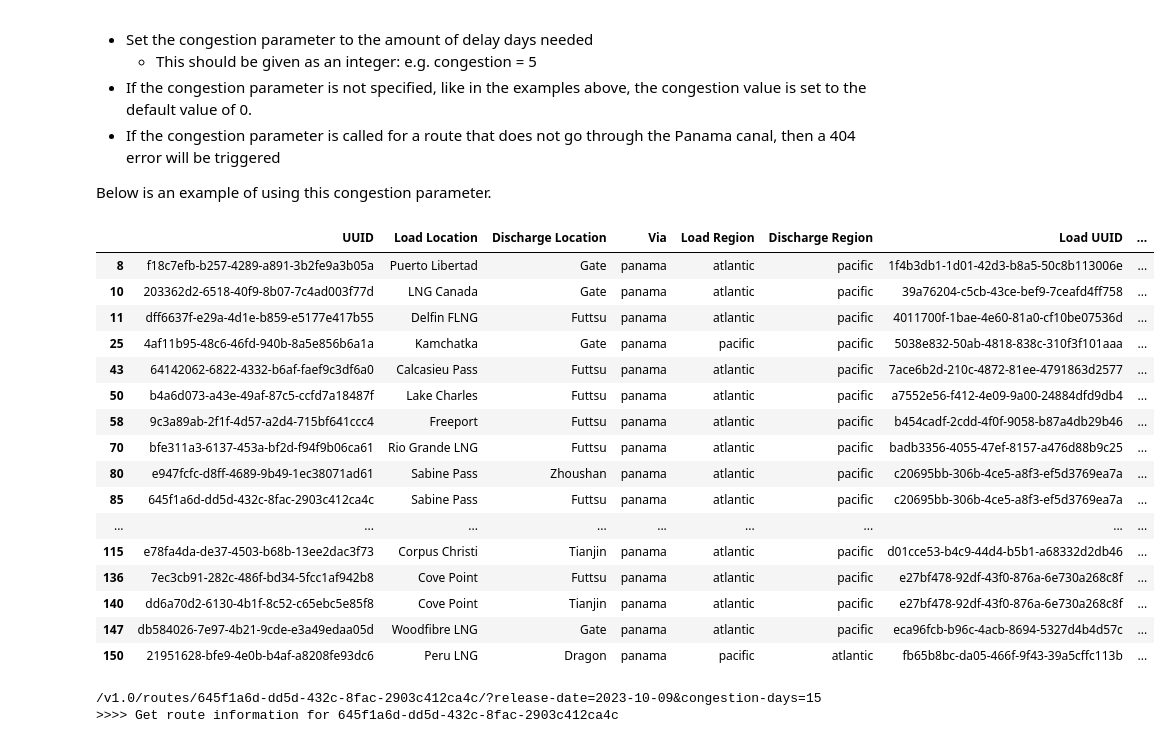
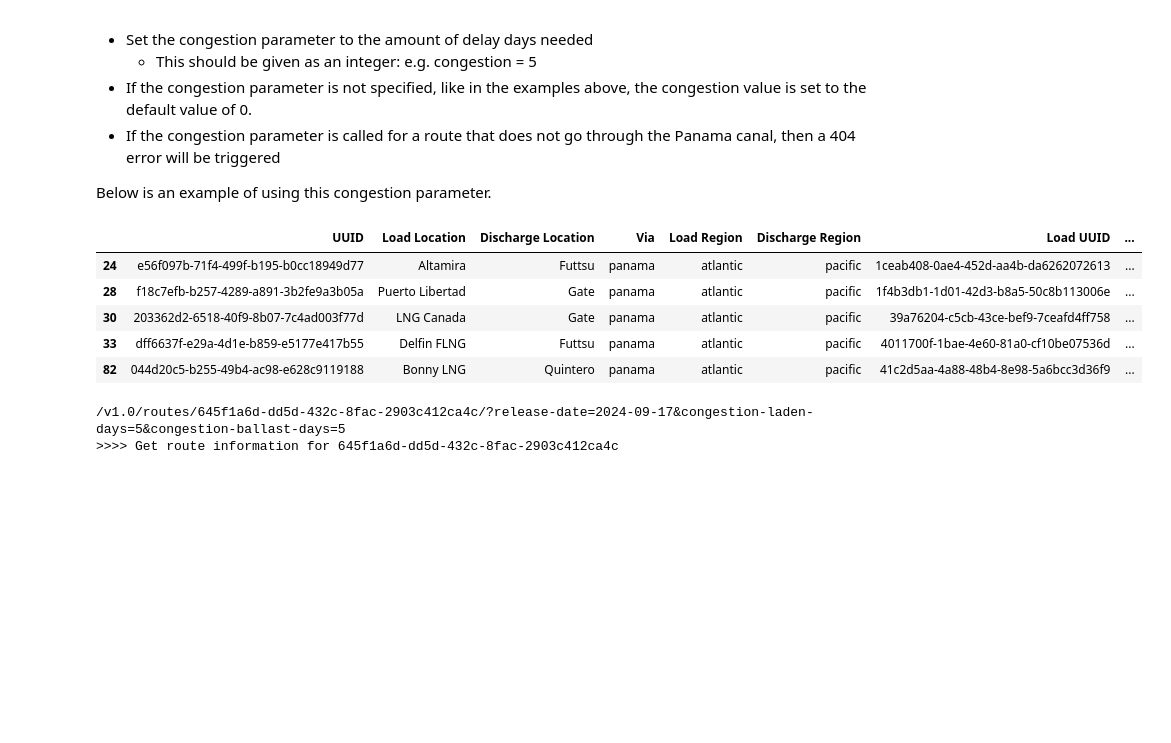
Before and after one commit to spark-commodities/api-code-samples, a Jupyter notebook: jupyter_notebooks/spark_api_freight_routes_example.ipynb, the cells around one changed output. Saved outputs shown, nothing was run; the diff lists cells and outputs as text; code cells hidden in the pictures; blank space fills up the shorter version.

```diff
--- a/jupyter_notebooks/spark_api_freight_routes_example.ipynb
+++ b/jupyter_notebooks/spark_api_freight_routes_example.ipynb
@@ -174,9 +192,12 @@ __uri="/v1.0/routes/"__
 
 This is to query shipping route data specifically. Other data products (such as price releases) require different URL's in the fetch request (refer to other Python API examples).
 # %%
+## Define function for listing routes from API
 def list_routes(access_token):
     """
     Fetch available routes. Return route ids and Spark price release dates.
+
+    The URI used returns a list of all available Spark routes. With these routes, we can find the price breakdown of a specific route.
 
     # Procedure:
 
@@ -294,18 +294,6 @@ The '.head()' function retreives the first 5 rows of the DataFrame, just to show
 # %%
-import pandas as pd
-
-route_df = pd.DataFrame(
-    {
-        "UUID": primary_uuid,
-        "Load Location": load_port,
-        "Discharge Location": discharge_port,
-        "Via": via_list,
-        "Load Region": load_region,
-        "Discharge Region": discharge_region,
-        "Load UUID": load_uuid,
-        "Discharge UUID": discharge_uuid,
-    }
-)
+## We use the stored route characteristics to create the dataframe
+route_df = check_and_store_characteristics(dicto1)
 
 route_df.head()
 # %% [output]
@@ -572,42 +445,34 @@ The Spark API allows you to account for congestion delays for any route passing
 
 Below is an example of using this congestion parameter.
 # %%
-# First, check which routes go via the Panama canal
+## First, check which routes go via the Panama canal
 
-route_df[route_df["Via"] == "panama"]
+route_df[route_df["Via"] == "panama"].head()
 # %% [output]
 |  | UUID | Load Location | Discharge Location | Via | Load Region | Discharge Region | Load UUID | ... |
-| 8 | f18c7efb-b257-4289-a891-3b2fe9a3b05a | Puerto Libertad | Gate | panama | atlantic | pacific | 1f4b3db1-1d01-42d3-b8a5-50c8b113006e | ... |
-| 10 | 203362d2-6518-40f9-8b07-7c4ad003f77d | LNG Canada | Gate | panama | atlantic | pacific | 39a76204-c5cb-43ce-bef9-7ceafd4ff758 | ... |
-| 11 | dff6637f-e29a-4d1e-b859-e5177e417b55 | Delfin FLNG | Futtsu | panama | atlantic | pacific | 4011700f-1bae-4e60-81a0-cf10be07536d | ... |
-| 25 | 4af11b95-48c6-46fd-940b-8a5e856b6a1a | Kamchatka | Gate | panama | pacific | pacific | 5038e832-50ab-4818-838c-310f3f101aaa | ... |
-| 43 | 64142062-6822-4332-b6af-faef9c3df6a0 | Calcasieu Pass | Futtsu | panama | atlantic | pacific | 7ace6b2d-210c-4872-81ee-4791863d2577 | ... |
-| 50 | b4a6d073-a43e-49af-87c5-ccfd7a18487f | Lake Charles | Futtsu | panama | atlantic | pacific | a7552e56-f412-4e09-9a00-24884dfd9db4 | ... |
-| 58 | 9c3a89ab-2f1f-4d57-a2d4-715bf641ccc4 | Freeport | Futtsu | panama | atlantic | pacific | b454cadf-2cdd-4f0f-9058-b87a4db29b46 | ... |
-| 70 | bfe311a3-6137-453a-bf2d-f94f9b06ca61 | Rio Grande LNG | Futtsu | panama | atlantic | pacific | badb3356-4055-47ef-8157-a476d88b9c25 | ... |
-| 80 | e947fcfc-d8ff-4689-9b49-1ec38071ad61 | Sabine Pass | Zhoushan | panama | atlantic | pacific | c20695bb-306b-4ce5-a8f3-ef5d3769ea7a | ... |
-| 85 | 645f1a6d-dd5d-432c-8fac-2903c412ca4c | Sabine Pass | Futtsu | panama | atlantic | pacific | c20695bb-306b-4ce5-a8f3-ef5d3769ea7a | ... |
-| ... | ... | ... | ... | ... | ... | ... | ... | ... |
-| 115 | e78fa4da-de37-4503-b68b-13ee2dac3f73 | Corpus Christi | Tianjin | panama | atlantic | pacific | d01cce53-b4c9-44d4-b5b1-a68332d2db46 | ... |
-| 136 | 7ec3cb91-282c-486f-bd34-5fcc1af942b8 | Cove Point | Futtsu | panama | atlantic | pacific | e27bf478-92df-43f0-876a-6e730a268c8f | ... |
-| 140 | dd6a70d2-6130-4b1f-8c52-c65ebc5e85f8 | Cove Point | Tianjin | panama | atlantic | pacific | e27bf478-92df-43f0-876a-6e730a268c8f | ... |
-| 147 | db584026-7e97-4b21-9cde-e3a49edaa05d | Woodfibre LNG | Gate | panama | atlantic | pacific | eca96fcb-b96c-4acb-8694-5327d4b4d57c | ... |
-| 150 | 21951628-bfe9-4e0b-b4af-a8208fe93dc6 | Peru LNG | Dragon | panama | pacific | atlantic | fb65b8bc-da05-466f-9f43-39a5cffc113b | ... |
+| 24 | e56f097b-71f4-499f-b195-b0cc18949d77 | Altamira | Futtsu | panama | atlantic | pacific | 1ceab408-0ae4-452d-aa4b-da6262072613 | ... |
+| 28 | f18c7efb-b257-4289-a891-3b2fe9a3b05a | Puerto Libertad | Gate | panama | atlantic | pacific | 1f4b3db1-1d01-42d3-b8a5-50c8b113006e | ... |
+| 30 | 203362d2-6518-40f9-8b07-7c4ad003f77d | LNG Canada | Gate | panama | atlantic | pacific | 39a76204-c5cb-43ce-bef9-7ceafd4ff758 | ... |
+| 33 | dff6637f-e29a-4d1e-b859-e5177e417b55 | Delfin FLNG | Futtsu | panama | atlantic | pacific | 4011700f-1bae-4e60-81a0-cf10be07536d | ... |
+| 82 | 044d20c5-b255-49b4-ac98-e628c9119188 | Bonny LNG | Quintero | panama | atlantic | pacific | 41c2d5aa-4a88-48b4-8e98-5a6bcc3d36f9 | ... |
 # %%
-# Specify which route we want to use ('cong_route'),
+# Specify which route we want to use ('cong_route'): we can find specific routes by filtering the dataframe.
 # as well as release date ('cong_release')
 # and amount of congestion days (cong_days)
 
-cong_route = routes[85]
-cong_release = reldates[1]
-cong_days = 15
+cong_route = route_df[(route_df['Via']=='panama') & \
+                      (route_df['Load Location'] == 'Sabine Pass') & \
+                      (route_df['Discharge Location'] == 'Futtsu')]['UUID'].tolist()[0]
+cong_release = reldates[8]
+cong_days_laden = 5
+cong_days_ballast = 5
 
 # Fetch the route data with these specifications
 cong_dict = fetch_route_data(
-    access_token, cong_route, release=cong_release, congestion=cong_days
+    access_token, cong_route, release=cong_release, congestion_laden=cong_days_laden, congestion_ballast=cong_days_ballast
 )
 # %% [output]
-/v1.0/routes/645f1a6d-dd5d-432c-8fac-2903c412ca4c/?release-date=2023-10-09&congestion-days=15
+/v1.0/routes/645f1a6d-dd5d-432c-8fac-2903c412ca4c/?release-date=2024-09-17&congestion-laden-days=5&congestion-ballast-days=5
 >>>> Get route information for 645f1a6d-dd5d-432c-8fac-2903c412ca4c
 # %%
 # Fetching data for the same route but without congestion delays ('nocong_dict'), for comparison
```
Also changed, not shown: parts of 31 cells of this notebook, 4 other files.
